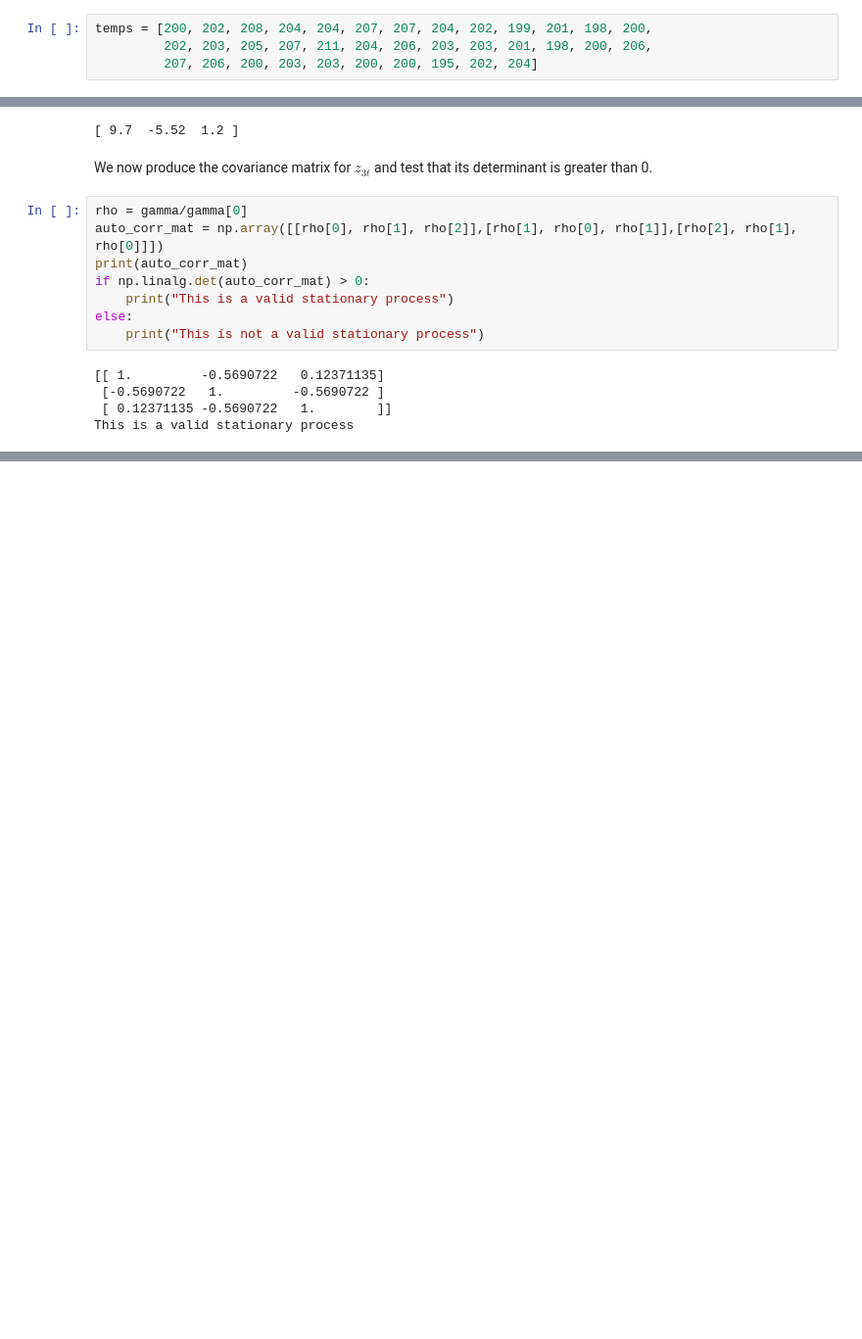
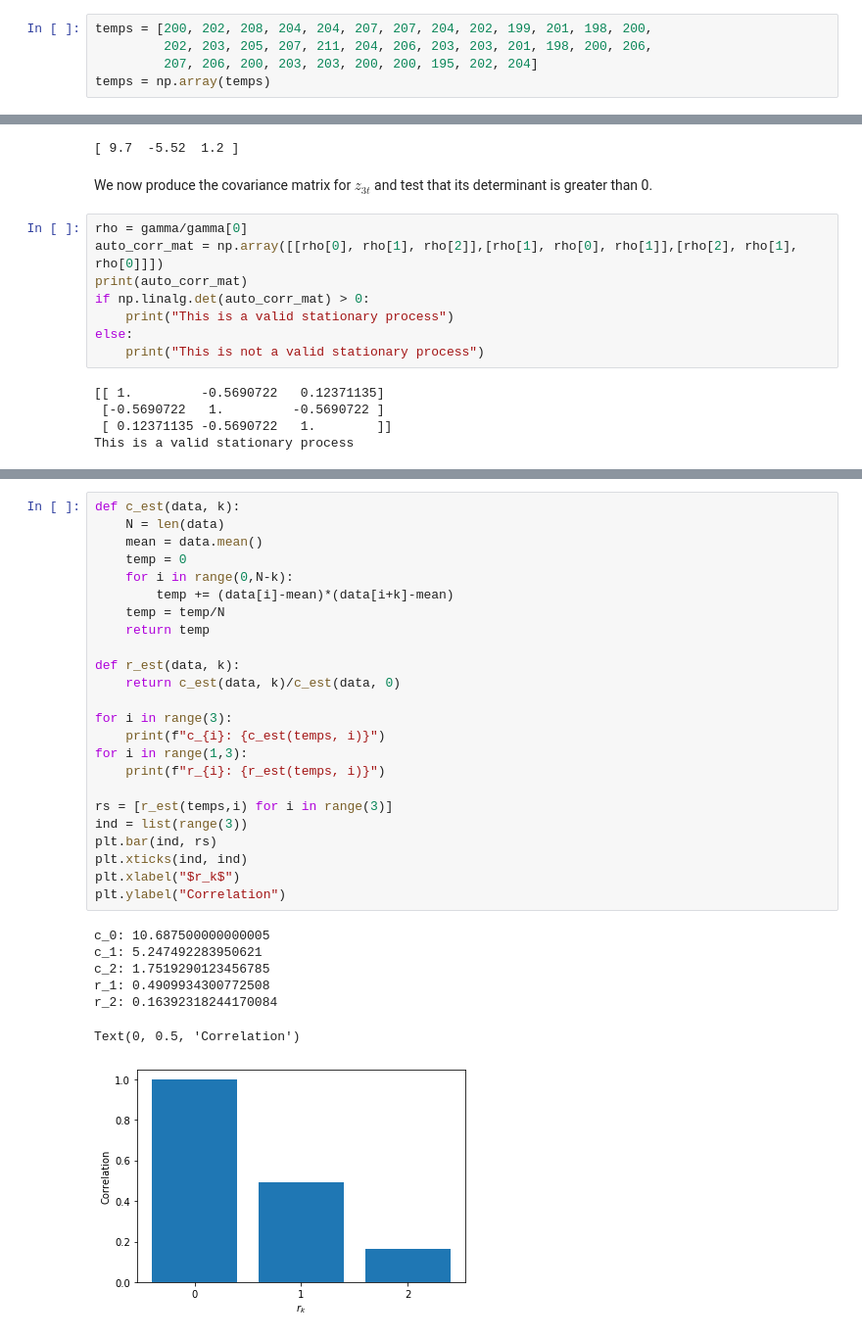
Before and after one commit to krafczyk/time_series_analysis_forecasting_and_control, a Jupyter notebook: Chapter2Problems.ipynb, the cells around one changed output, grey strips where cells are left out. Shown at 98% size. Drawn from its saved outputs; the diff is of its cells as text; blank space fills up the shorter version.

```diff
--- a/Chapter2Problems.ipynb
+++ b/Chapter2Problems.ipynb
@@ -10,6 +10,7 @@ The following data are temperature measurements $z$ made every minute on a chemi
 temps = [200, 202, 208, 204, 204, 207, 207, 204, 202, 199, 201, 198, 200,
          202, 203, 205, 207, 211, 204, 206, 203, 203, 201, 198, 200, 206,
          207, 206, 200, 203, 203, 200, 200, 195, 202, 204]
+temps = np.array(temps)
 # %% [markdown]
 ### a) Plot the time series
 # %%
@@ -129,0 +136,32 @@ This is a valid stationary process
+# %%
+def c_est(data, k):
+    N = len(data)
+    mean = data.mean()
+    temp = 0
+    for i in range(0,N-k):
+        temp += (data[i]-mean)*(data[i+k]-mean)
+    temp = temp/N
+    return temp
+
+def r_est(data, k):
+    return c_est(data, k)/c_est(data, 0)
+
+for i in range(3):
+    print(f"c_{i}: {c_est(temps, i)}")
+for i in range(1,3):
+    print(f"r_{i}: {r_est(temps, i)}")
+
+rs = [r_est(temps,i) for i in range(3)]
+ind = list(range(3))
+plt.bar(ind, rs)
+plt.xticks(ind, ind)
+plt.xlabel("$r_k$")
+plt.ylabel("Correlation")
+# %% [output]
+c_0: 10.687500000000005
+c_1: 5.247492283950621
+c_2: 1.7519290123456785
+r_1: 0.4909934300772508
+r_2: 0.16392318244170084
+Text(0, 0.5, 'Correlation')
+[figure, added]
```
Also changed, not shown: parts of 9 cells of this notebook.
